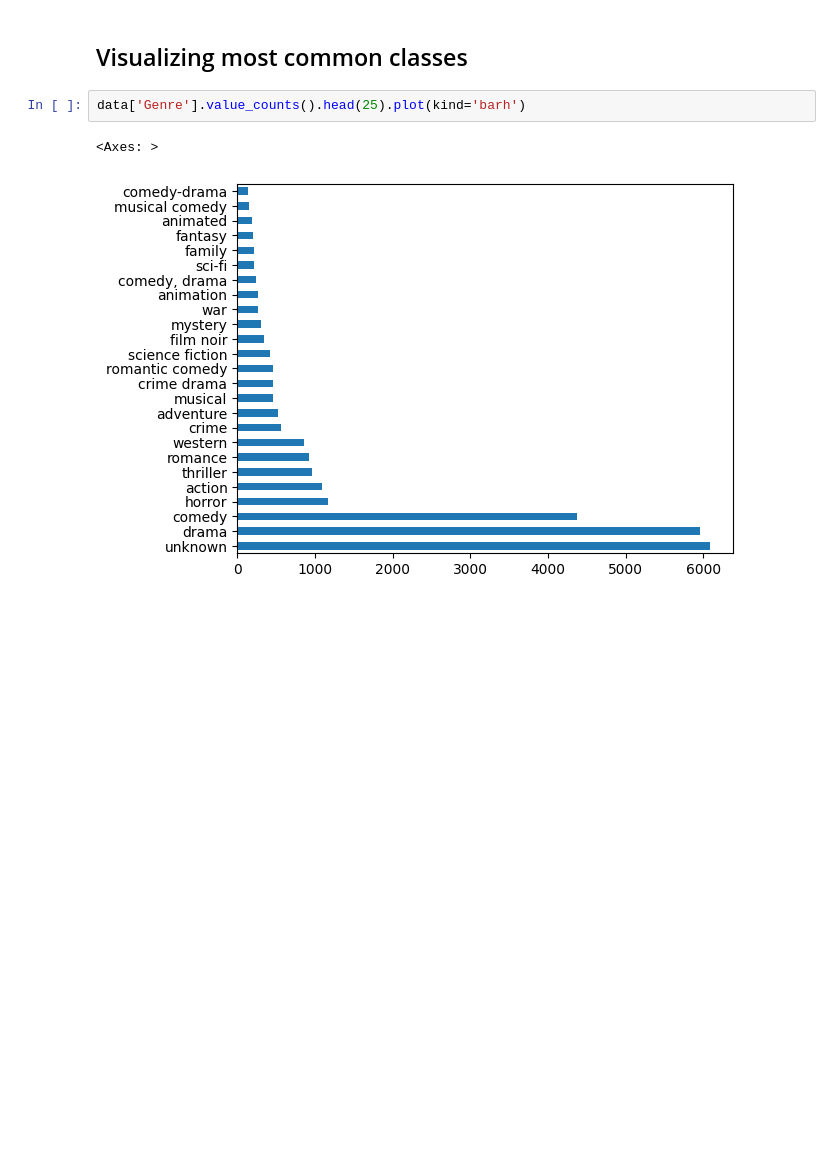
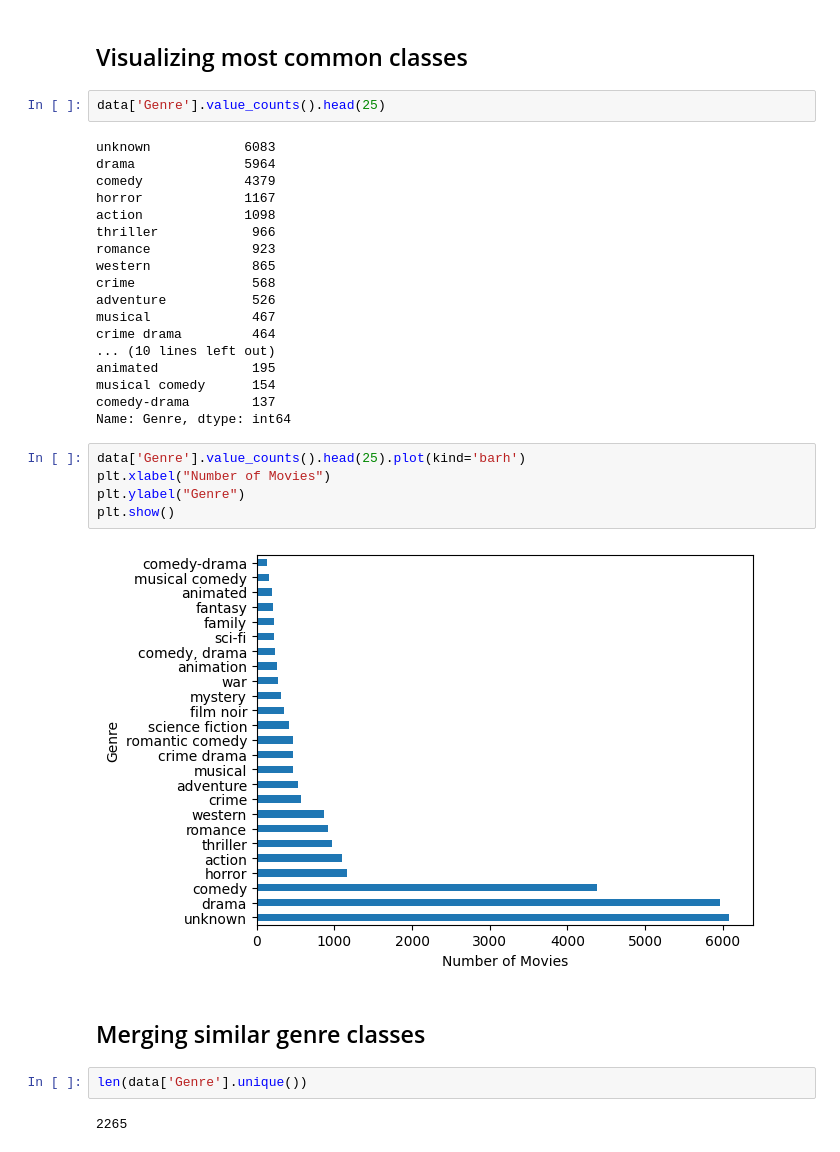
Before and after one commit to Prashant-Tiwari26/Using-movie-plot-for-genre-classification-, a Jupyter notebook: data_cleaning.ipynb, the cells around one changed output. Saved outputs shown, nothing was run; the diff lists cells and outputs as text; blank space fills up the shorter version.

```diff
--- a/data_cleaning.ipynb
+++ b/data_cleaning.ipynb
@@ -20,7 +20,35 @@ data.head()
 # %% [markdown]
 ## Visualizing most common classes
 # %%
-data['Genre'].value_counts().head(25).plot(kind='barh')
+data['Genre'].value_counts().head(25)
 # %% [output]
-<Axes: >
+unknown            6083
+drama              5964
+comedy             4379
+horror             1167
+action             1098
+thriller            966
+romance             923
+western             865
+crime               568
+adventure           526
+musical             467
+crime drama         464
+... (10 lines left out)
+animated            195
+musical comedy      154
+comedy-drama        137
+Name: Genre, dtype: int64
-[figure, removed]
+# %%
+data['Genre'].value_counts().head(25).plot(kind='barh')
+plt.xlabel("Number of Movies")
+plt.ylabel("Genre")
+plt.show()
+# %% [output]
+[figure, added]
+# %% [markdown]
+## Merging similar genre classes
+# %%
+len(data['Genre'].unique())
+# %% [output]
+2265
```
Also changed, not shown: parts of 12 cells of this notebook, 1 other file.
